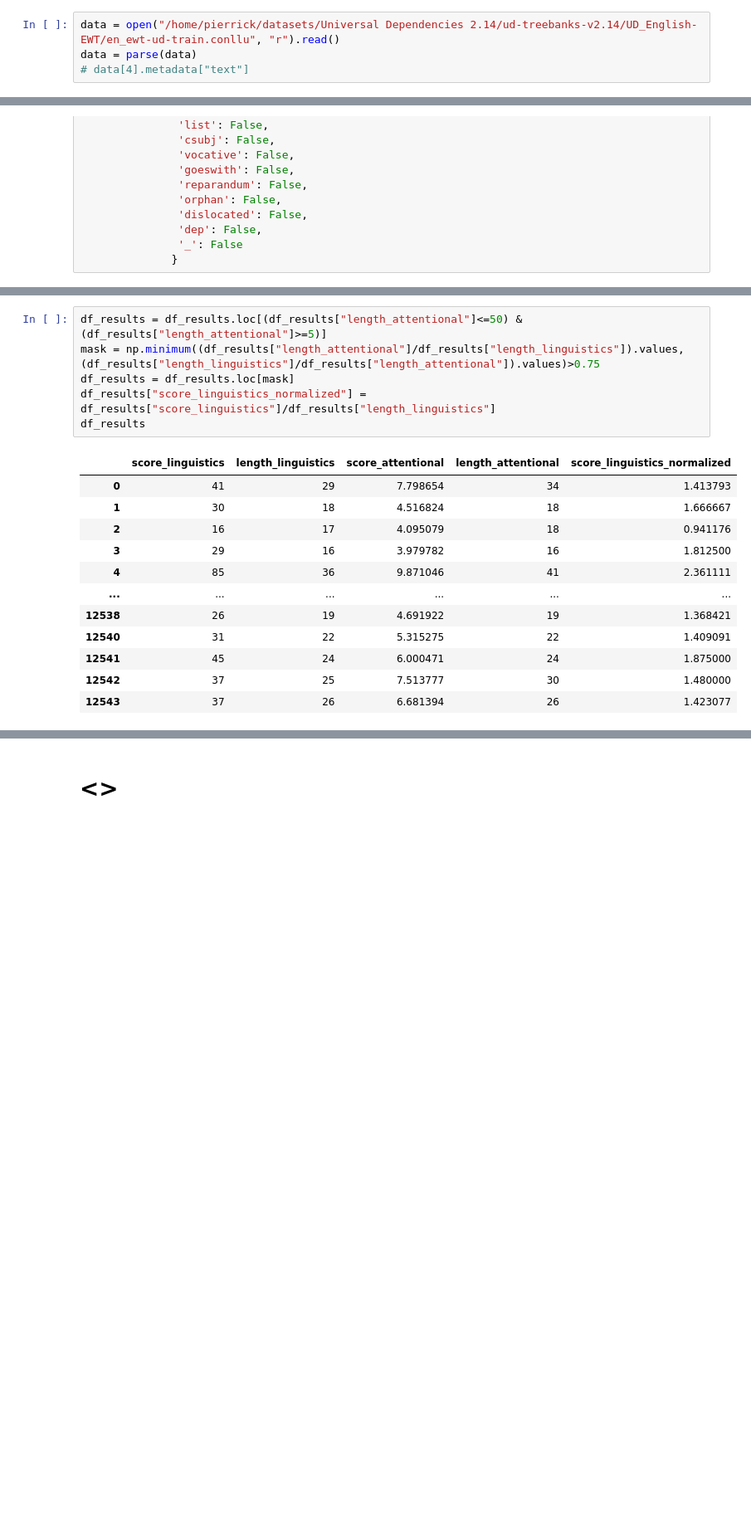
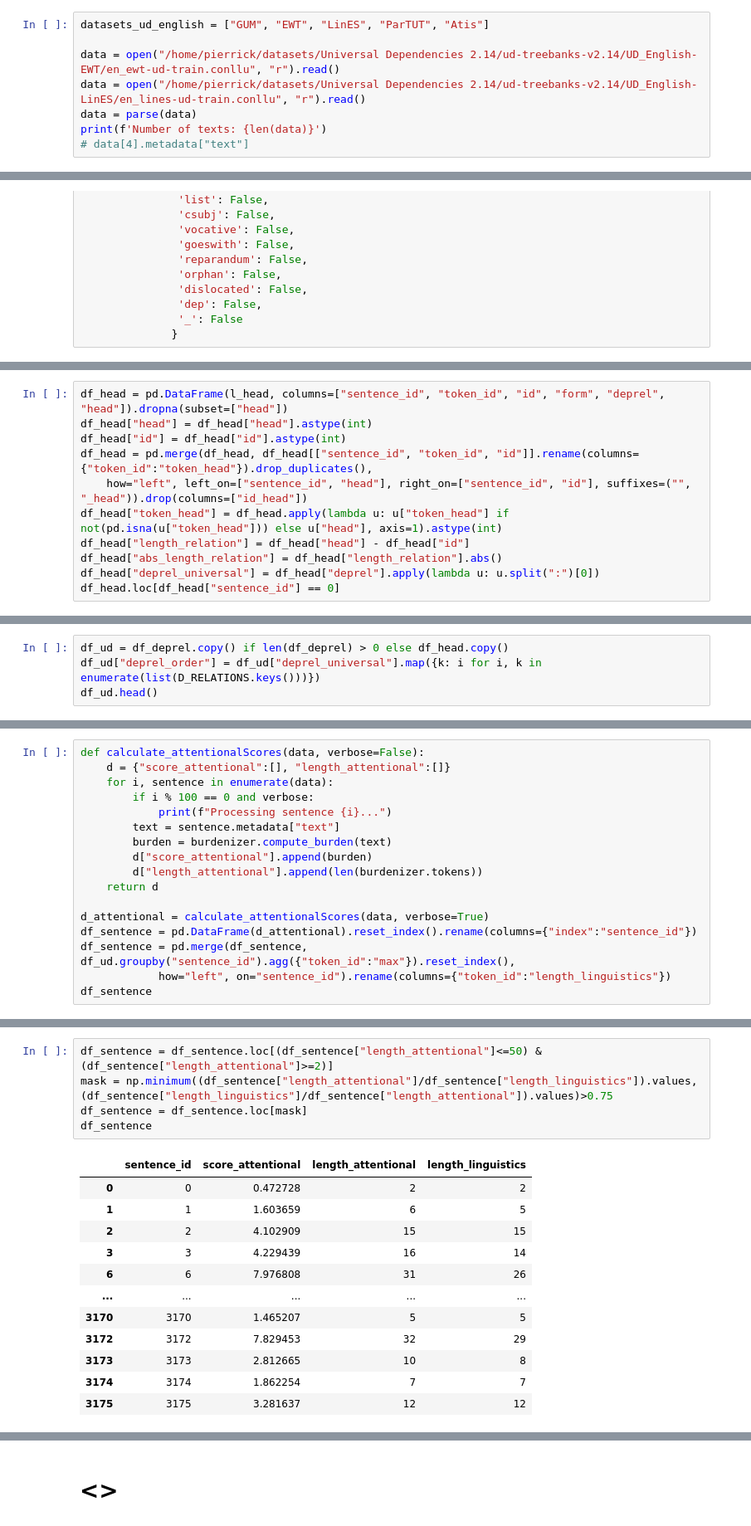
Before and after one commit to PierrickLeroy/bertaphore, a Jupyter notebook: notebooks/universal-dependencies.ipynb, the cells around one changed output, grey strips where cells are left out. Shown: that part at 83% size. Drawn from its saved outputs; the diff is of its cells as text; blank space fills up the shorter version.

Commit message:
before merging all english datasets

```diff
--- a/notebooks/universal-dependencies.ipynb
+++ b/notebooks/universal-dependencies.ipynb
@@ -37,6 +40,10 @@ burdenizer.compute_burden("Alice is eating pizza. I like Bob.")
 # %% [output]
 2.373994827270508
 # %%
+datasets_ud_english = ["GUM", "EWT", "LinES", "ParTUT", "Atis"]
+
 data = open("/home/pierrick/datasets/Universal Dependencies 2.14/ud-treebanks-v2.14/UD_English-EWT/en_ewt-ud-train.conllu", "r").read()
+data = open("/home/pierrick/datasets/Universal Dependencies 2.14/ud-treebanks-v2.14/UD_English-LinES/en_lines-ud-train.conllu", "r").read()
 data = parse(data)
+print(f'Number of texts: {len(data)}')
 # data[4].metadata["text"]
@@ -94,0 +111,11 @@ for sentence in data:
+# %%
+df_head = pd.DataFrame(l_head, columns=["sentence_id", "token_id", "id", "form", "deprel", "head"]).dropna(subset=["head"])
+df_head["head"] = df_head["head"].astype(int)
+df_head["id"] = df_head["id"].astype(int)
+df_head = pd.merge(df_head, df_head[["sentence_id", "token_id", "id"]].rename(columns={"token_id":"token_head"}).drop_duplicates(),
+    how="left", left_on=["sentence_id", "head"], right_on=["sentence_id", "id"], suffixes=("", "_head")).drop(columns=["id_head"])
+df_head["token_head"] = df_head.apply(lambda u: u["token_head"] if not(pd.isna(u["token_head"])) else u["head"], axis=1).astype(int)
+df_head["length_relation"] = df_head["head"] - df_head["id"]
+df_head["abs_length_relation"] = df_head["length_relation"].abs()
+df_head["deprel_universal"] = df_head["deprel"].apply(lambda u: u.split(":")[0])
+df_head.loc[df_head["sentence_id"] == 0]
@@ -94,0 +126,4 @@ for sentence in data:
+# %%
+df_ud = df_deprel.copy() if len(df_deprel) > 0 else df_head.copy()
+df_ud["deprel_order"] = df_ud["deprel_universal"].map({k: i for i, k in enumerate(list(D_RELATIONS.keys()))})
+df_ud.head()
@@ -152,0 +166,17 @@ px.scatter(df, x="count", y="abs_length_relation", hover_data=[df.index],
+# %%
+def calculate_attentionalScores(data, verbose=False):
+    d = {"score_attentional":[], "length_attentional":[]}
+    for i, sentence in enumerate(data):
+        if i % 100 == 0 and verbose:
+            print(f"Processing sentence {i}...")
+        text = sentence.metadata["text"]
+        burden = burdenizer.compute_burden(text)
+        d["score_attentional"].append(burden)
+        d["length_attentional"].append(len(burdenizer.tokens))
+    return d
+
+d_attentional = calculate_attentionalScores(data, verbose=True)
+df_sentence = pd.DataFrame(d_attentional).reset_index().rename(columns={"index":"sentence_id"})
+df_sentence = pd.merge(df_sentence, df_ud.groupby("sentence_id").agg({"token_id":"max"}).reset_index(),
+            how="left", on="sentence_id").rename(columns={"token_id":"length_linguistics"})
+df_sentence
@@ -220,19 +228,18 @@ px.line(df_results[["length_linguistics", "length_attentional"]].melt().groupby(
 # %%
-df_results = df_results.loc[(df_results["length_attentional"]<=50) & (df_results["length_attentional"]>=5)]
-mask = np.minimum((df_results["length_attentional"]/df_results["length_linguistics"]).values,(df_results["length_linguistics"]/df_results["length_attentional"]).values)>0.75
-df_results = df_results.loc[mask]
-df_results["score_linguistics_normalized"] = df_results["score_linguistics"]/df_results["length_linguistics"]
-df_results
+df_sentence = df_sentence.loc[(df_sentence["length_attentional"]<=50) & (df_sentence["length_attentional"]>=2)]
+mask = np.minimum((df_sentence["length_attentional"]/df_sentence["length_linguistics"]).values,(df_sentence["length_linguistics"]/df_sentence["length_attentional"]).values)>0.75
+df_sentence = df_sentence.loc[mask]
+df_sentence
 # %% [output]
-|  | score_linguistics | length_linguistics | score_attentional | length_attentional | score_linguistics_normalized |
-| 0 | 41 | 29 | 7.798654 | 34 | 1.413793 |
-| 1 | 30 | 18 | 4.516824 | 18 | 1.666667 |
-| 2 | 16 | 17 | 4.095079 | 18 | 0.941176 |
-| 3 | 29 | 16 | 3.979782 | 16 | 1.812500 |
-| 4 | 85 | 36 | 9.871046 | 41 | 2.361111 |
-| ... | ... | ... | ... | ... | ... |
-| 12538 | 26 | 19 | 4.691922 | 19 | 1.368421 |
-| 12540 | 31 | 22 | 5.315275 | 22 | 1.409091 |
-| 12541 | 45 | 24 | 6.000471 | 24 | 1.875000 |
-| 12542 | 37 | 25 | 7.513777 | 30 | 1.480000 |
-| 12543 | 37 | 26 | 6.681394 | 26 | 1.423077 |
+|  | sentence_id | score_attentional | length_attentional | length_linguistics |
+| 0 | 0 | 0.472728 | 2 | 2 |
+| 1 | 1 | 1.603659 | 6 | 5 |
+| 2 | 2 | 4.102909 | 15 | 15 |
+| 3 | 3 | 4.229439 | 16 | 14 |
+| 6 | 6 | 7.976808 | 31 | 26 |
+| ... | ... | ... | ... | ... |
+| 3170 | 3170 | 1.465207 | 5 | 5 |
+| 3172 | 3172 | 7.829453 | 32 | 29 |
+| 3173 | 3173 | 2.812665 | 10 | 8 |
+| 3174 | 3174 | 1.862254 | 7 | 7 |
+| 3175 | 3175 | 3.281637 | 12 | 12 |
```
Also changed, not shown: parts of 34 cells of this notebook, 8 other files.
